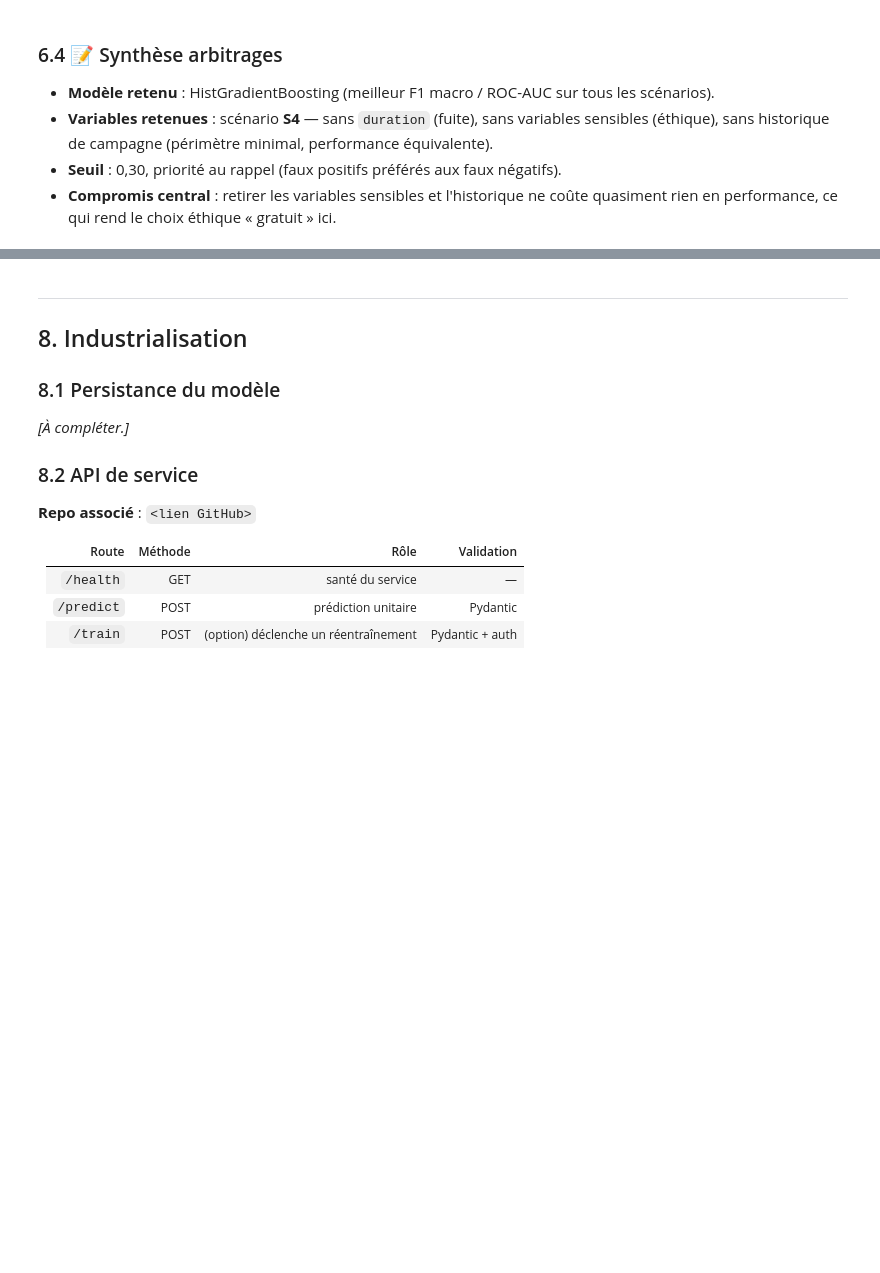
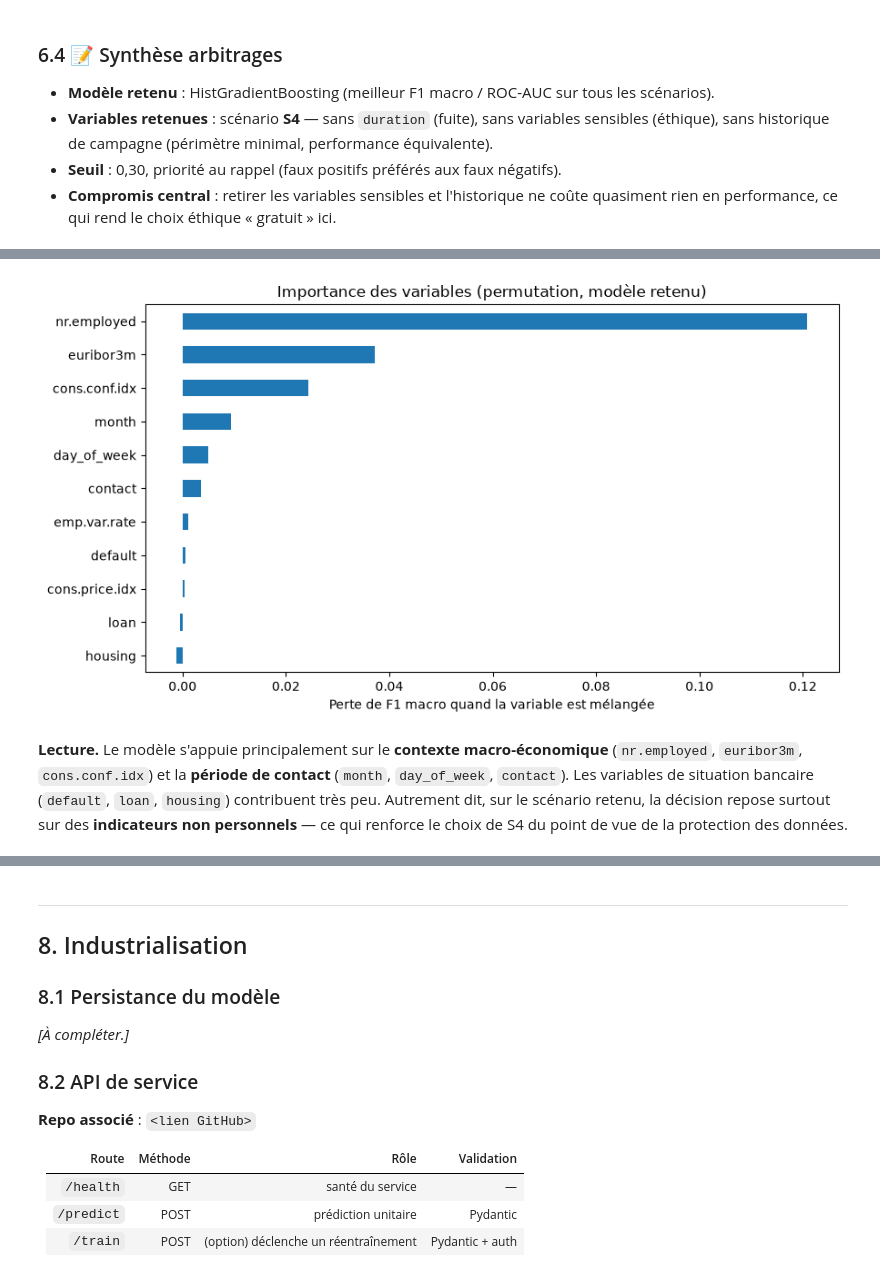
Before and after one commit to jeremy-formation-ia/cas-d-usage-jeremy-calvo, a Jupyter notebook: notebooks/cas-usage-marketing-bancaire.ipynb, the cells around one changed output, grey strips where cells are left out. Cells and saved outputs as stored; diff of their text form; code cells hidden in the pictures; blank space fills up the shorter version.

```diff
--- a/notebooks/cas-usage-marketing-bancaire.ipynb
+++ b/notebooks/cas-usage-marketing-bancaire.ipynb
@@ -915,0 +902,6 @@ Ce choix retire les variables éthiquement discutables (âge, profession, situat
+# %%
+# Importance des variables par permutation (modèle retenu, test scellé)
+from src.modeling import permutation_importances
+
+importances = permutation_importances(final_pipeline, X_test[SCENARIOS["S4"]], y_test)
+importances.round(4)
@@ -915,0 +921,12 @@ Ce choix retire les variables éthiquement discutables (âge, profession, situat
+# %%
+# Visualisation
+importances.plot(kind="barh", figsize=(9, 5))
+plt.gca().invert_yaxis()
+plt.xlabel("Perte de F1 macro quand la variable est mélangée")
+plt.title("Importance des variables (permutation, modèle retenu)")
+plt.tight_layout()
+plt.show()
+# %% [output]
+[figure, added]
+# %% [markdown]
+**Lecture.** Le modèle s'appuie principalement sur le **contexte macro-économique** (`nr.employed`, `euribor3m`, `cons.conf.idx`) et la **période de contact** (`month`, `day_of_week`, `contact`). Les variables de situation bancaire (`default`, `loan`, `housing`) contribuent très peu. Autrement dit, sur le scénario retenu, la décision repose surtout sur des **indicateurs non personnels** — ce qui renforce le choix de S4 du point de vue de la protection des données.
```
Also changed, not shown: parts of 12 cells of this notebook, 3 other files.
